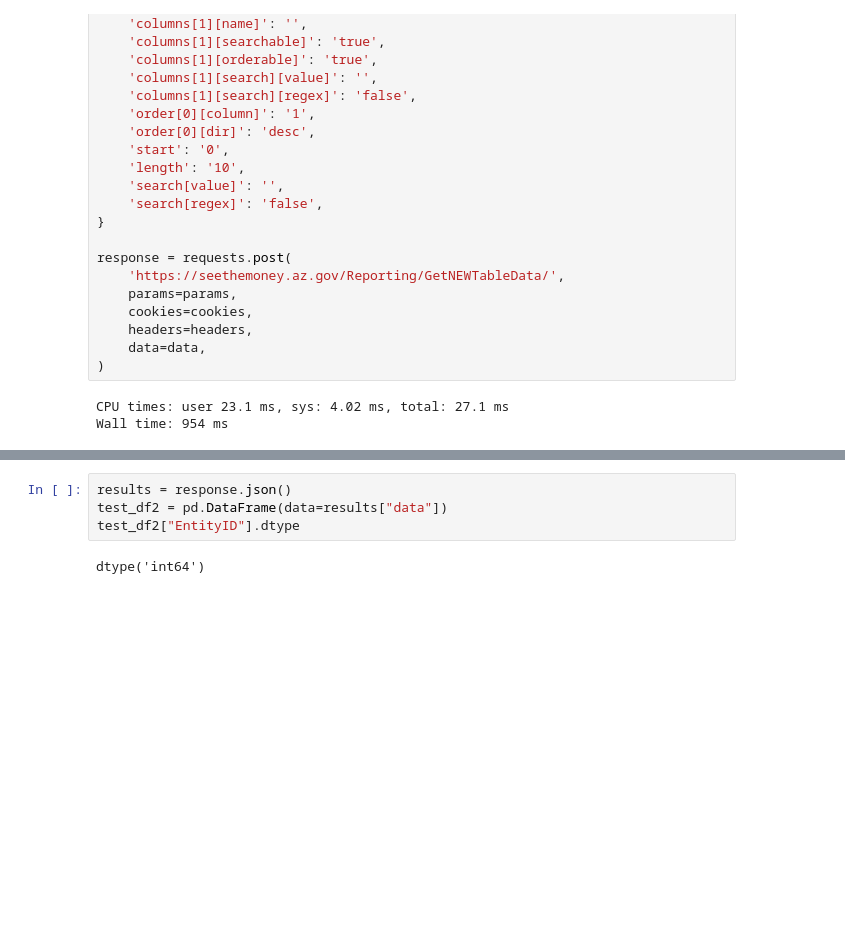
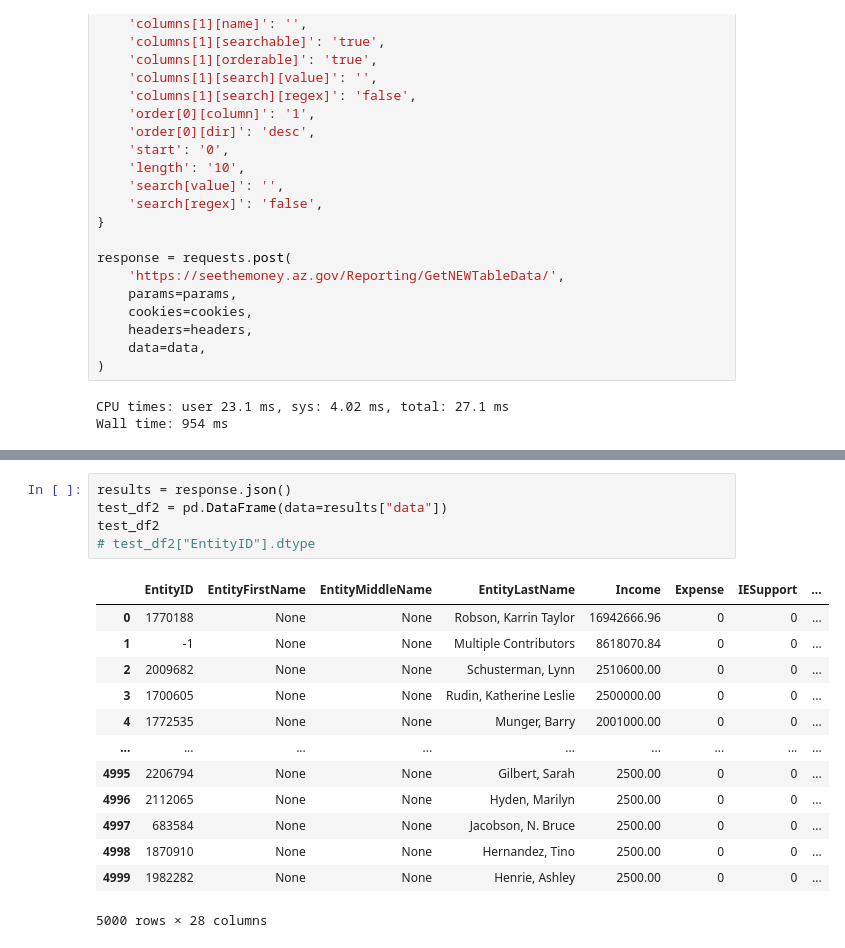
Before and after one commit to uchicago-dsi/climate-cabinet-campaign-finance-tracker, a Jupyter notebook: notebooks/az_webcrawler_3.ipynb, the cells around one changed output, grey strips where cells are left out. Saved outputs shown, nothing was run; the diff lists cells and outputs as text; blank space fills up the shorter version.

```diff
--- a/notebooks/az_webcrawler_3.ipynb
+++ b/notebooks/az_webcrawler_3.ipynb
@@ -1232,6 +1243,19 @@ Wall time: 4.83 s
 # %%
 results = response.json()
 test_df2 = pd.DataFrame(data=results["data"])
-test_df2["EntityID"].dtype
+test_df2
+# test_df2["EntityID"].dtype
 # %% [output]
+|  | EntityID | EntityFirstName | EntityMiddleName | EntityLastName | Income | Expense | IESupport | ... |
+| 0 | 1770188 | None | None | Robson, Karrin Taylor | 16942666.96 | 0 | 0 | ... |
+| 1 | -1 | None | None | Multiple Contributors | 8618070.84 | 0 | 0 | ... |
+| 2 | 2009682 | None | None | Schusterman, Lynn | 2510600.00 | 0 | 0 | ... |
+| 3 | 1700605 | None | None | Rudin, Katherine Leslie | 2500000.00 | 0 | 0 | ... |
+| 4 | 1772535 | None | None | Munger, Barry | 2001000.00 | 0 | 0 | ... |
+| ... | ... | ... | ... | ... | ... | ... | ... | ... |
+| 4995 | 2206794 | None | None | Gilbert, Sarah | 2500.00 | 0 | 0 | ... |
+| 4996 | 2112065 | None | None | Hyden, Marilyn | 2500.00 | 0 | 0 | ... |
+| 4997 | 683584 | None | None | Jacobson, N. Bruce | 2500.00 | 0 | 0 | ... |
+| 4998 | 1870910 | None | None | Hernandez, Tino | 2500.00 | 0 | 0 | ... |
+| 4999 | 1982282 | None | None | Henrie, Ashley | 2500.00 | 0 | 0 | ... |
-dtype('int64')
+5000 rows × 28 columns
```
Also changed, not shown: parts of 20 cells of this notebook.
